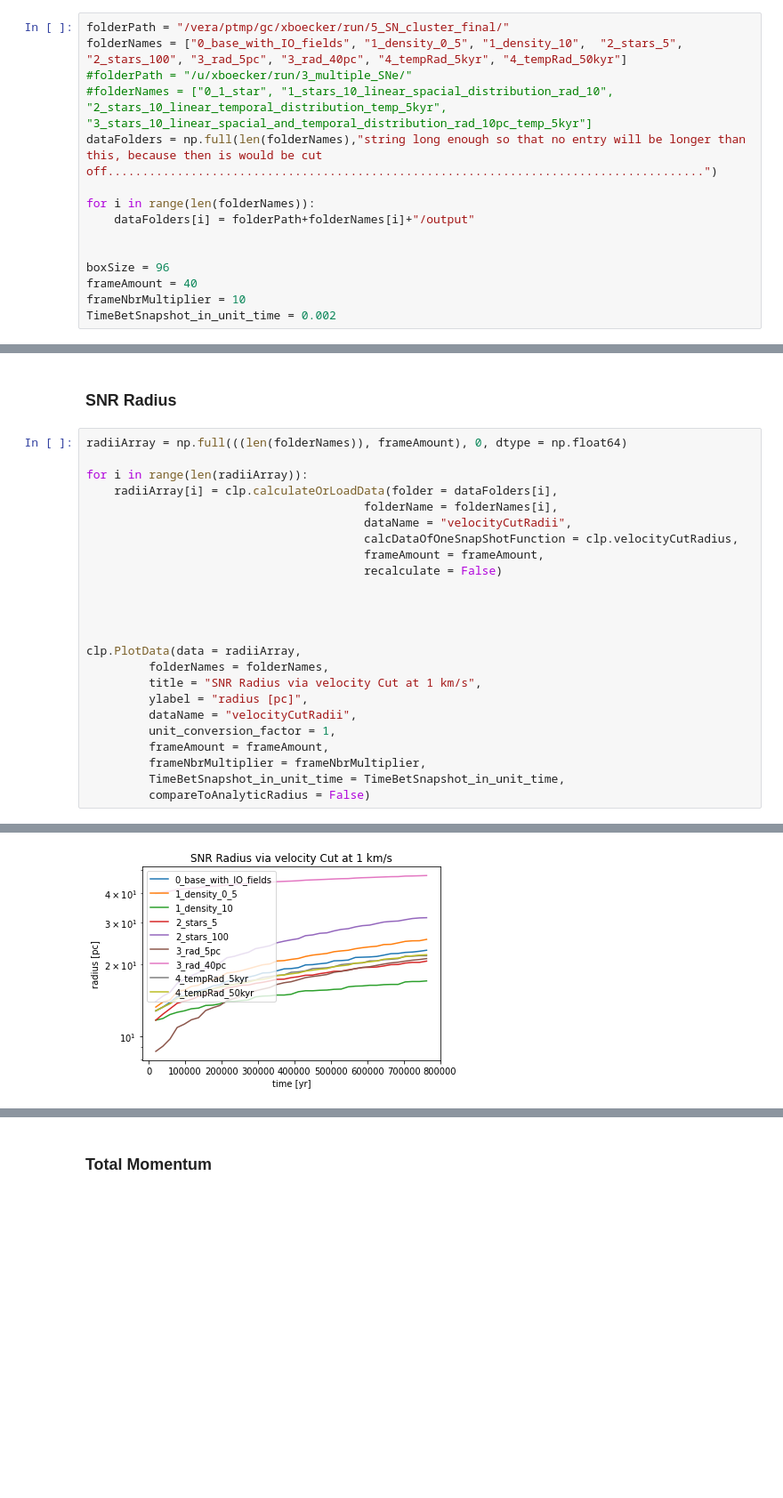
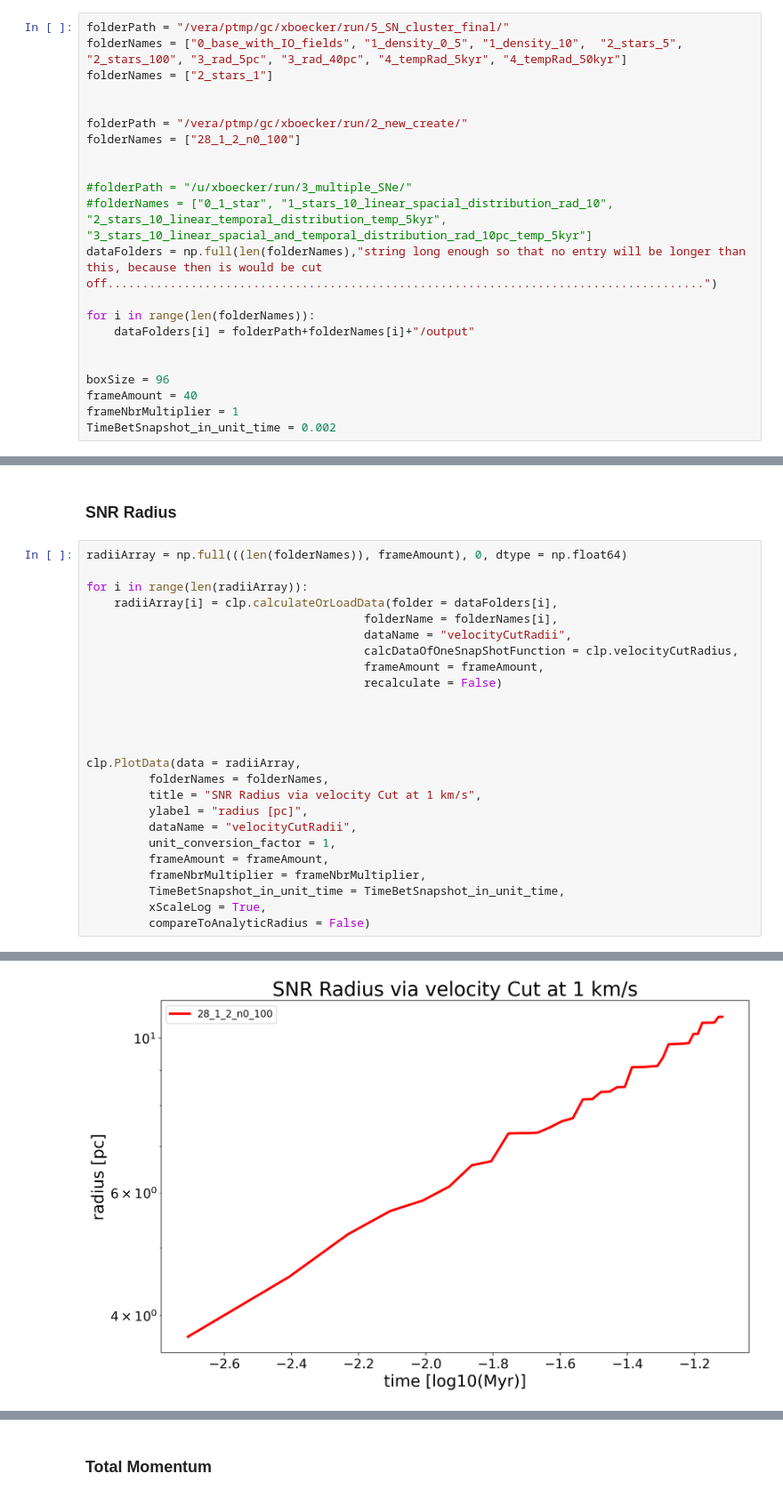
Before and after one commit to nelson-group/boecker_arepo, a Jupyter notebook: jupyterNotebooks/Cluster plots.ipynb, the cells around one changed output, grey strips where cells are left out. Shown at 89% size. Drawn from its saved outputs; the diff is of its cells as text; blank space fills up the shorter version.

```diff
--- a/jupyterNotebooks/Cluster plots.ipynb
+++ b/jupyterNotebooks/Cluster plots.ipynb
@@ -34,6 +35,13 @@ UnitTime_in_yr = UnitTime_in_s * sec_to_yr
 # %%
 folderPath = "/vera/ptmp/gc/xboecker/run/5_SN_cluster_final/"
 folderNames = ["0_base_with_IO_fields", "1_density_0_5", "1_density_10",  "2_stars_5", "2_stars_100", "3_rad_5pc", "3_rad_40pc", "4_tempRad_5kyr", "4_tempRad_50kyr"]
+folderNames = ["2_stars_1"]
+
+
+folderPath = "/vera/ptmp/gc/xboecker/run/2_new_create/"
+folderNames = ["28_1_2_n0_100"]
+
+
 #folderPath = "/u/xboecker/run/3_multiple_SNe/"
 #folderNames = ["0_1_star", "1_stars_10_linear_spacial_distribution_rad_10", "2_stars_10_linear_temporal_distribution_temp_5kyr", "3_stars_10_linear_spacial_and_temporal_distribution_rad_10pc_temp_5kyr"]
 dataFolders = np.full(len(folderNames),"string long enough so that no entry will be longer than this, because then is would be cut off......................................................................................")
@@ -44,7 +52,7 @@ for i in range(len(folderNames)):
 
 boxSize = 96
 frameAmount = 40
-frameNbrMultiplier = 10
+frameNbrMultiplier = 1
 TimeBetSnapshot_in_unit_time = 0.002
 # %%
 clp.GetUnitSystem()
@@ -96,5 +104,6 @@ clp.PlotData(data = radiiArray,
          frameAmount = frameAmount,
          frameNbrMultiplier = frameNbrMultiplier,
          TimeBetSnapshot_in_unit_time = TimeBetSnapshot_in_unit_time,
+         xScaleLog = True,
          compareToAnalyticRadius = False)
 # %% [output]
@@ -110 +119 @@ load data
-[figure, old version]
+[figure, new version]
```
Also changed, not shown: parts of 26 cells of this notebook, 13 other files.
